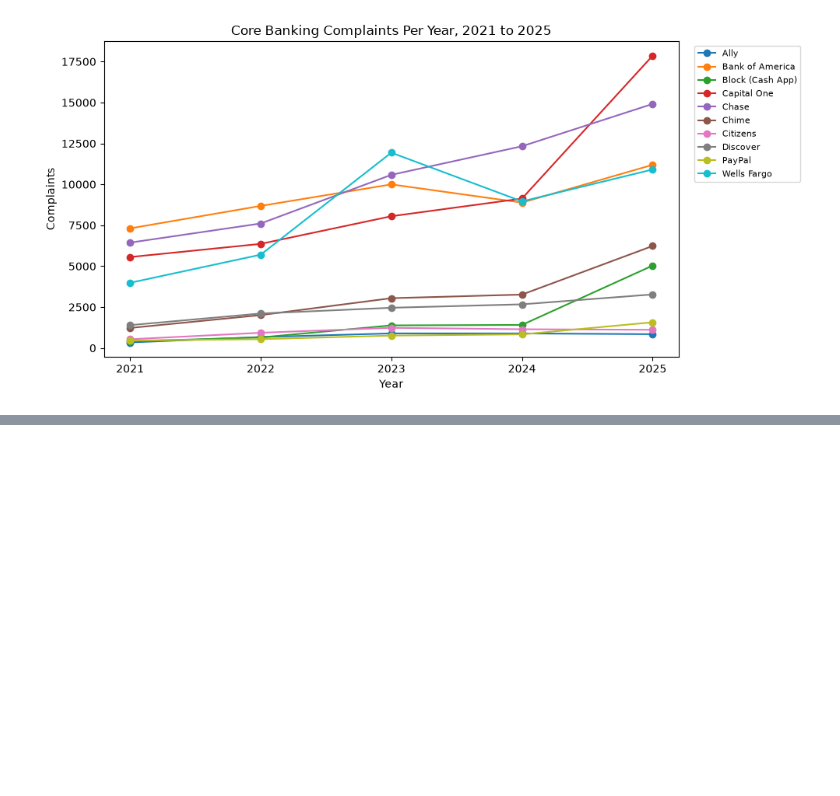
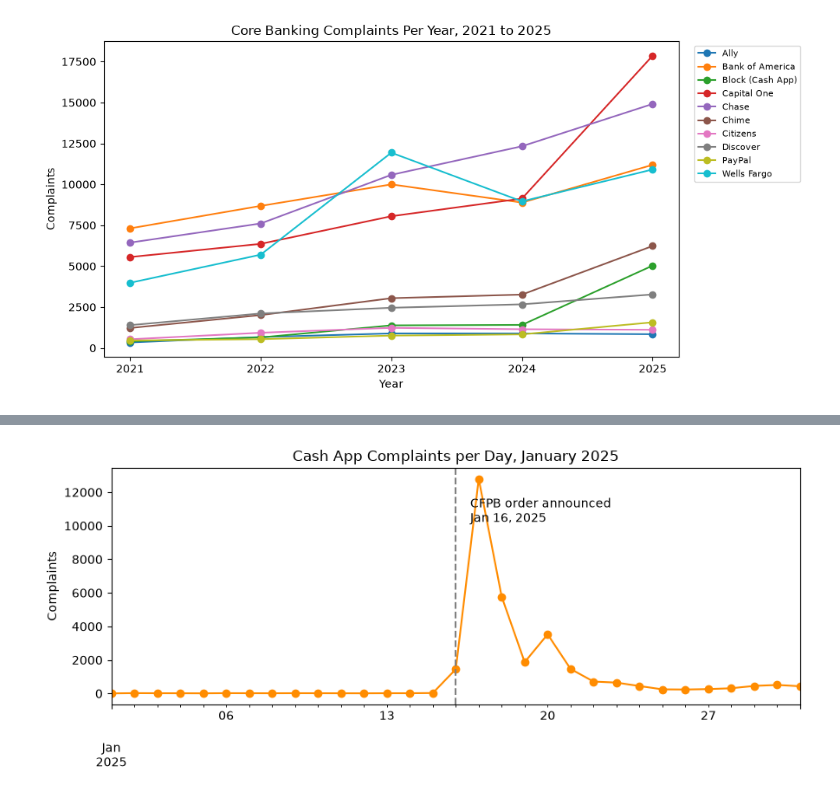
Before and after one commit to Robertthegreat12/bank-showdown, a Jupyter notebook: bank_showdown_analysis.ipynb, the cells around one changed output, grey strips where cells are left out. Cells and saved outputs as stored; diff of their text form; code cells hidden in the pictures; blank space fills up the shorter version.

```diff
--- a/bank_showdown_analysis.ipynb
+++ b/bank_showdown_analysis.ipynb
@@ -290,3 +290,7 @@ plt.savefig("chart_yearly_trend.png", dpi=200, bbox_inches="tight")
 plt.show()
 # %% [output]
 [figure]
+# %%
+b = df[(df["Bank"] == "Block (Cash App)") & (df["Date received"] >= "2025-01-01") & (df["Date received"] < "2025-02-01")]
+print(b.groupby(b["Date received"].dt.date).size())
+print(b["Issue"].value_counts().head(5))
@@ -292,0 +363,14 @@ plt.show()
+# %%
+daily = b.groupby(b["Date received"].dt.normalize()).size()
+ax = daily.plot(marker="o", figsize=(9, 4), color="darkorange")
+ax.axvline(pd.Timestamp("2025-01-16"), linestyle="--", color="gray")
+ax.annotate("CFPB order announced\nJan 16, 2025", xy=(pd.Timestamp("2025-01-16"), daily.max() * 0.8),
+            xytext=(12, 0), textcoords="offset points")
+ax.set_title("Cash App Complaints per Day, January 2025")
+ax.set_xlabel("")
+ax.set_ylabel("Complaints")
+plt.tight_layout()
+plt.savefig("chart_cashapp_jan2025.png", dpi=200)
+plt.show()
+# %% [output]
+[figure, added]
```
Also changed, not shown: parts of 4 cells of this notebook, 4 other files.
